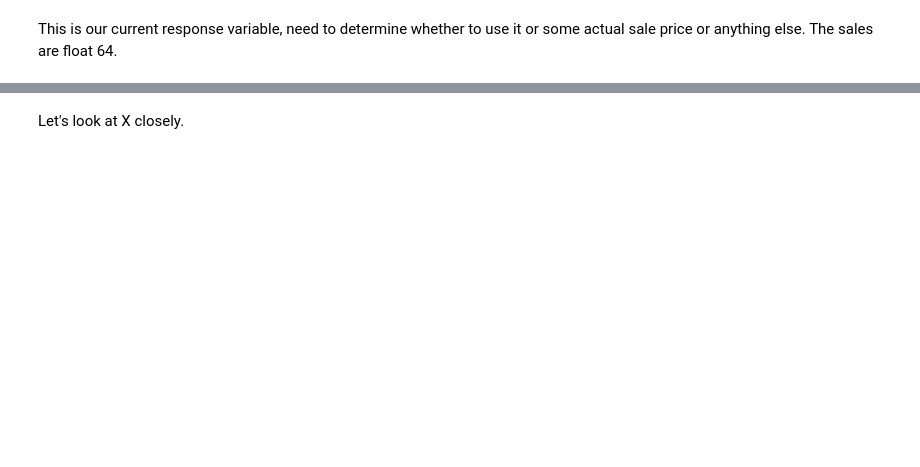
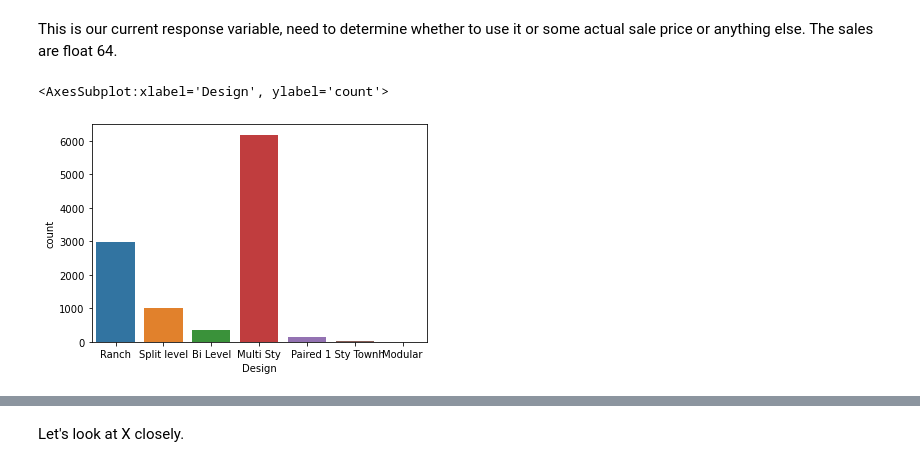
Before and after one commit to rowedata/Capstone1, a Jupyter notebook: Data Wrangling.ipynb, the cells around one changed output, grey strips where cells are left out. Drawn from its saved outputs; the diff is of its cells as text; code cells hidden in the pictures; blank space fills up the shorter version.

```diff
--- a/Data Wrangling.ipynb
+++ b/Data Wrangling.ipynb
@@ -84,2 +95,7 @@ Name: Time Adjust Sales Price, Length: 7080, dtype: float64
 # %% [markdown]
 This is our current response variable, need to determine whether to use it or some actual sale price or anything else. The sales are float 64.
+# %%
+sns.countplot(x=X['Design'])
+# %% [output]
+<AxesSubplot:xlabel='Design', ylabel='count'>
+[figure, added]
```
Also changed, not shown: parts of 43 cells of this notebook, 11 other files.
